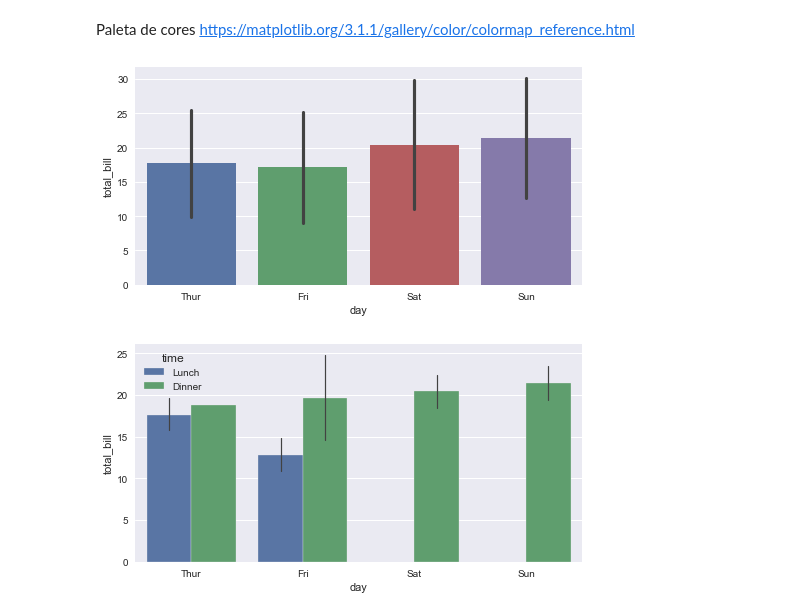
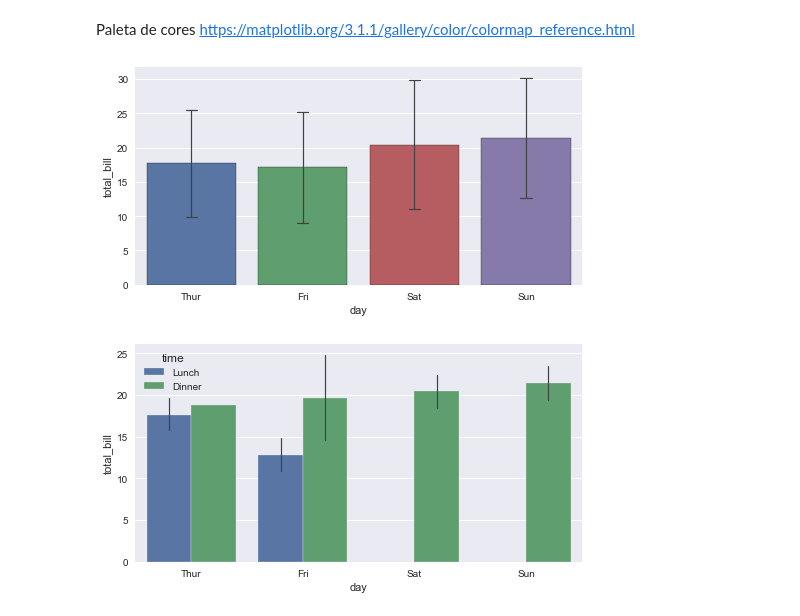
Before and after one commit to WladRamos/Estatistica_python, a Jupyter notebook: EstatisticaDescritiva.ipynb, the cells around one changed output. Saved outputs shown, nothing was run; the diff lists cells and outputs as text; code cells hidden in the pictures.

```diff
--- a/EstatisticaDescritiva.ipynb
+++ b/EstatisticaDescritiva.ipynb
@@ -332,11 +333,11 @@ https://matplotlib.org/3.1.1/gallery/color/colormap_reference.html
 # %%
 plt.style.use('seaborn')
 
 plt.figure(figsize=(8,4))
-fig=sns.barplot(x='day',y='total_bill', data=df_tips, ci='sd')
-# fig=sns.barplot(x='day',y='total_bill', data=df_tips, ci='sd', errwidth=1.2, edgecolor="black", capsize=0.1)
+# fig=sns.barplot(x='day',y='total_bill', data=df_tips, ci='sd')
+fig=sns.barplot(x='day',y='total_bill', data=df_tips, ci='sd', errwidth=1.2, edgecolor="black", capsize=0.1)
 # %% [output]
-[figure, old version]
+[figure, new version]
 # %%
 plt.figure(figsize=(8,4))
 
```
Also changed, not shown: parts of 2 cells of this notebook.
